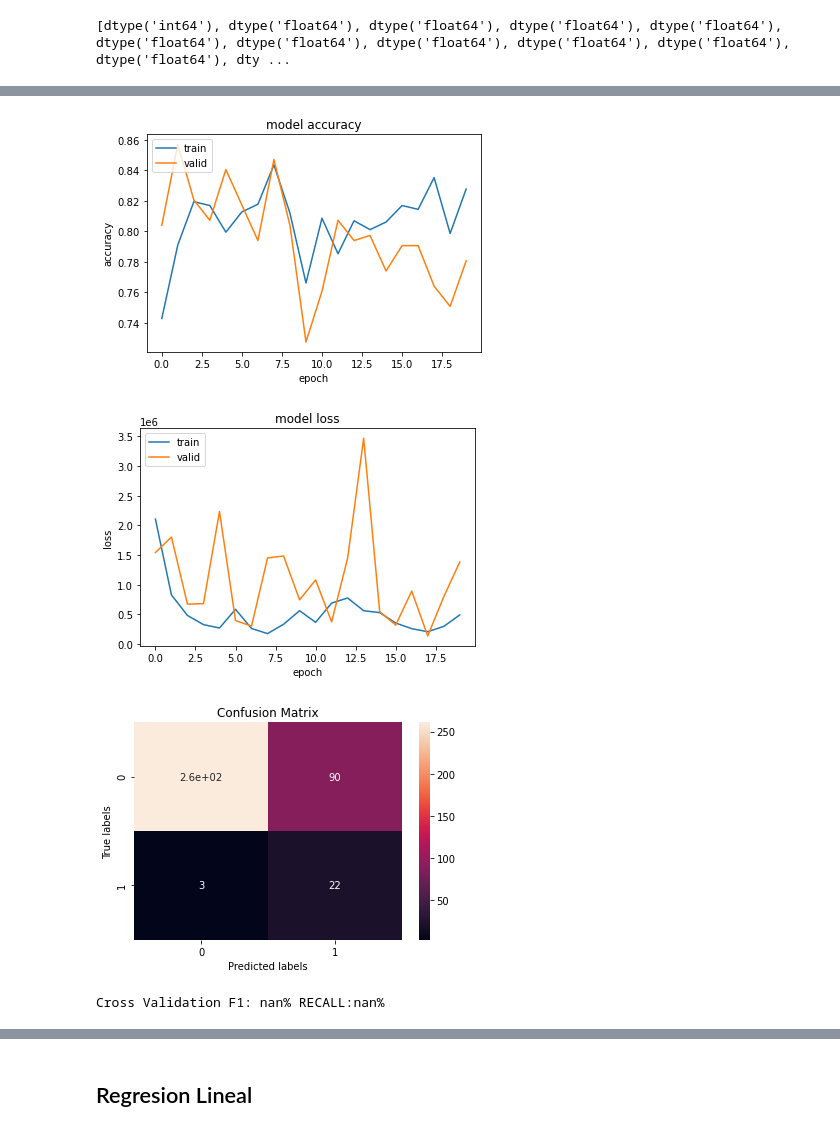
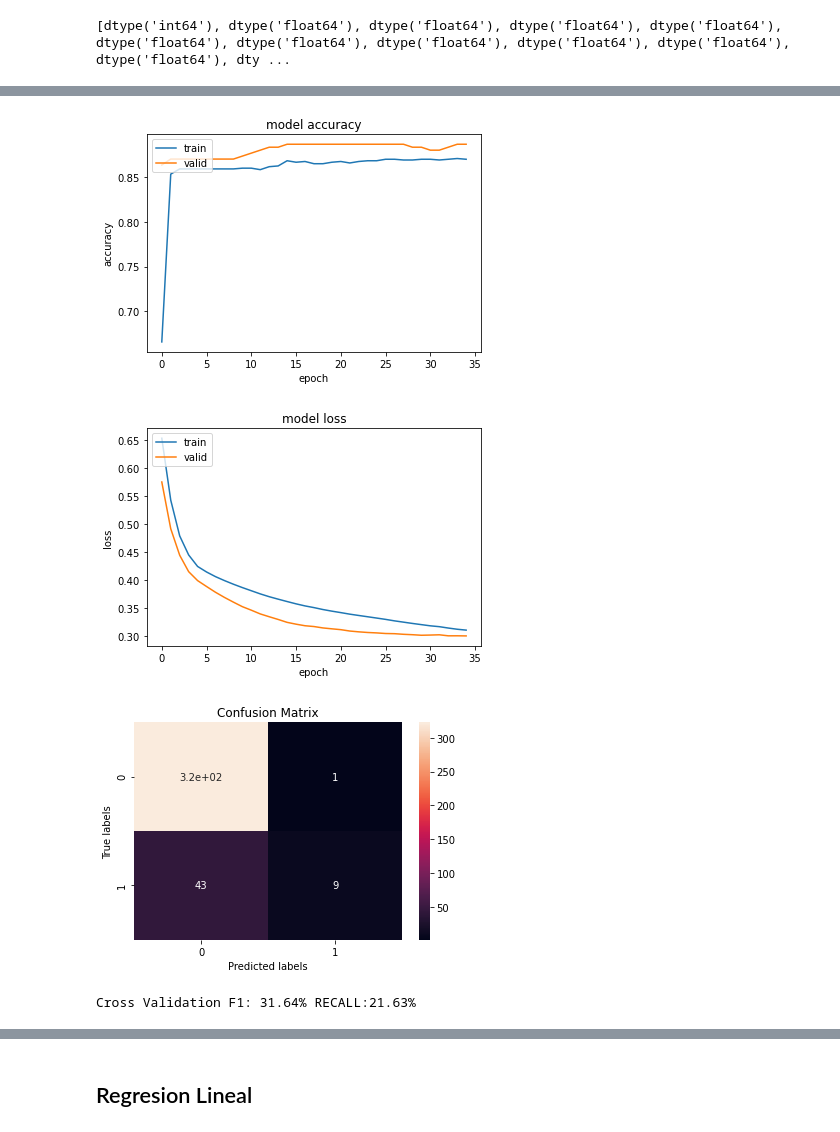
Before and after one commit to josemusso/Evolution-IA-corfo, a Jupyter notebook: Exploración_datos_corfo.ipynb, the cells around one changed output, grey strips where cells are left out. Saved outputs shown, nothing was run; the diff lists cells and outputs as text; code cells hidden in the pictures.

```diff
--- a/Exploración_datos_corfo.ipynb
+++ b/Exploración_datos_corfo.ipynb
@@ -795,6 +820,11 @@ sns.pairplot(df_clean[['programa',
-# %%
-# RELLENAR CANAL ADQUISICION Y CANAL VENTA
-df_clean.iloc[:,6:19]=df_clean.iloc[:,6:19].fillna(0)
+# %%
+# RELLENAR CANAL ADQUISICION Y CANAL VENTA
+df_clean.iloc[:,3:18]=df_clean.iloc[:,3:18].fillna(0)
+df_clean['etapa_de_desarrollo_del_proyecto']=df_clean['etapa_de_desarrollo_del_proyecto'].fillna(0)
+df_clean['alcance_del_proyecto']=df_clean['alcance_del_proyecto'].fillna(1)
+df_clean['mentor_o_consultor']=df_clean['mentor_o_consultor'].fillna(0)
+df_clean['hay_mujer_en_el_equipo']=df_clean['hay_mujer_en_el_equipo'].fillna(0)
+df_clean['hay_hombre_en_el_equipo']=df_clean['hay_hombre_en_el_equipo'].fillna(0)
 # %%
 ### VISUALIZAR NA
 #msno.matrix(df_clean.iloc[:,:], labels=True)
@@ -1877,12 +1660,12 @@ from sklearn.utils import class_weight
 
 # modelo
 model = Sequential()
-model.add(Dense(100, input_dim=70, activation='relu'))
-#model.add(Dense(50, activation='relu'))
+model.add(Dense(100, input_dim=74, activation='relu'))
+model.add(Dense(100, activation='relu'))
 model.add(Dense(1, activation='sigmoid'))
 
 # compilar
-opt = keras.optimizers.Adam(learning_rate=0.001)
+opt = keras.optimizers.Adam(learning_rate=0.0001)
 model.compile(loss='binary_crossentropy',
               optimizer=opt,
               metrics=['accuracy'])
@@ -1898,20 +1681,19 @@ print(class_weight_dict)
 history = model.fit(X_train,
                     y_train,
                     validation_split=0.2,
-                    epochs=20,
+                    epochs=35,
                     batch_size=50,
-                    class_weight=class_weight_dict,
                     verbose=0)
 
 # evaluar en train y test
 print('TRAIN')
 y_pred_train = model.predict(X_train, batch_size=64, verbose=0)
-y_pred_bool_train = np.where(y_pred_train>0.4, 1, 0)
+y_pred_bool_train = np.where(y_pred_train>0.5, 1, 0)
 print(classification_report(y_train, y_pred_bool_train))
 
 print('TEST')
 y_pred = model.predict(X_test, batch_size=64, verbose=0)
-y_pred_bool = np.where(y_pred>0.4, 1, 0)
+y_pred_bool = np.where(y_pred>0.5, 1, 0)
 print(classification_report(y_test, y_pred_bool))
 
 # summarize history for accuracy
@@ -1969,6 +1752,6 @@ weighted avg       0.94      0.75      0.81       376
-[figure, old version]
+[figure, new version]
-[figure, old version]
+[figure, new version]
-[figure, old version]
+[figure, new version]
 # %%
 # CROSS VALIDATION
 from sklearn.model_selection import cross_validate
@@ -1976,7 +1759,7 @@ from sklearn.model_selection import cross_validate
 def create_baseline():
     # create model
     model = Sequential()
-    model.add(Dense(100, input_dim=70, activation='relu'))
+    model.add(Dense(100, input_dim=74, activation='relu'))
     #model.add(Dense(100, activation='relu'))
     model.add(Dense(1, activation='sigmoid'))
     # Compile model
@@ -1993,7 +1776,7 @@ scores = cross_validate(estimator, X_train, y_train, cv=kfold, n_jobs=-1, scorin
 #scores = cross_validate(estimator, X, y, cv=kfold, n_jobs=-1, scoring=('f1', 'recall'), verbose=0)
 print("Cross Validation F1: %.2f%% RECALL:%.2f%%" % (scores['test_f1'].mean()*100, scores['test_recall'].mean()*100))
 # %% [output]
-Cross Validation F1: nan% RECALL:nan%
+Cross Validation F1: 31.64% RECALL:21.63%
 # %%
 print(scores)
 # %% [output]
```
Also changed, not shown: parts of 75 cells of this notebook.
